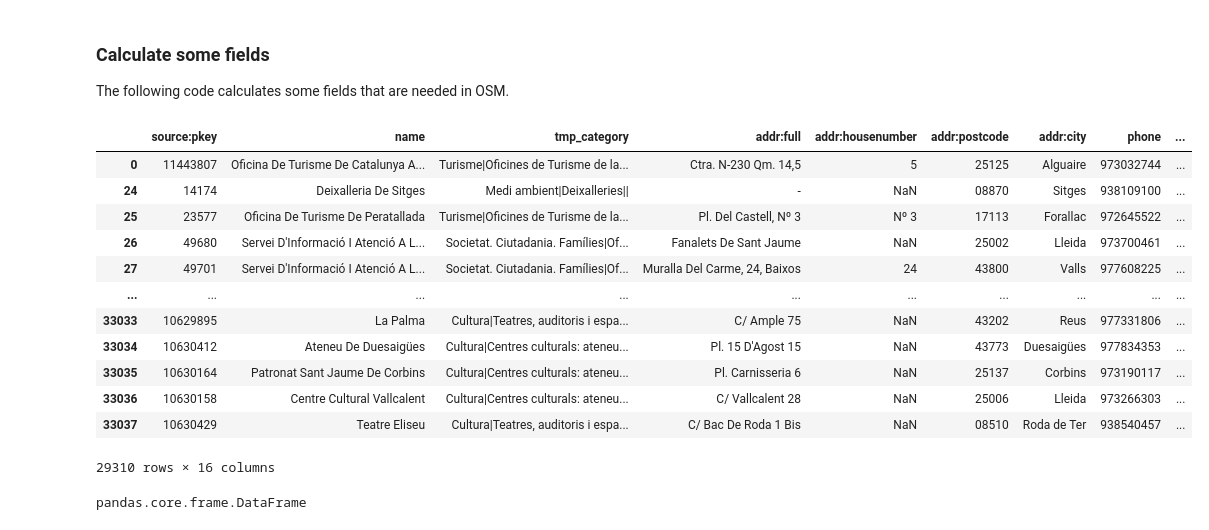
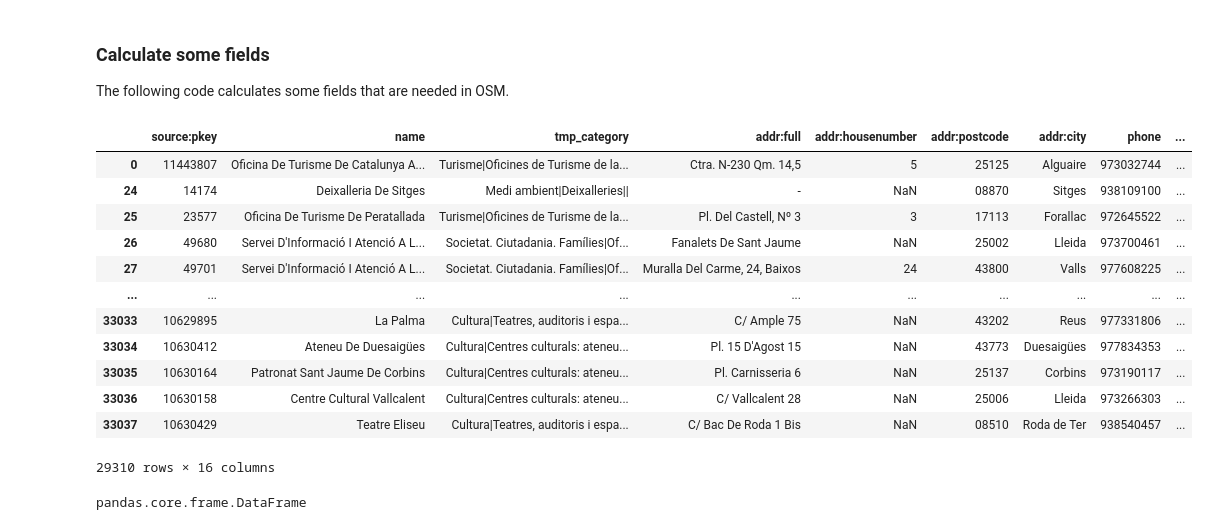
Before and after one commit to ccamara/osm_imports_preparations, a Jupyter notebook: imports/2020_03_equipaments_catalunya/equipaments_cat.ipynb, the cells around one changed output. Cells and saved outputs as stored; diff of their text form; code cells hidden in the pictures.

```diff
--- a/imports/2020_03_equipaments_catalunya/equipaments_cat.ipynb
+++ b/imports/2020_03_equipaments_catalunya/equipaments_cat.ipynb
@@ -117,34 +117,35 @@ gdf['addr:full'] = gdf['addr:full'].str.title()
 gdf['addr:street'], gdf['addr:housenumber'], gdf['addr:unit'] = gdf['addr:full'].str.split(',', 2).str
 gdf['addr:street'].replace({'C/': 'Carrer'}, inplace=True, regex=True)
 gdf['addr:street'].replace({'Ctra.': 'Carretera'}, inplace=True, regex=True)
 gdf['addr:street'].replace({'Pl.': 'Plaça'}, inplace=True, regex=True)
 gdf['addr:housenumber'] = gdf['addr:housenumber'].replace(regex = 'S/N', value = '')
+gdf['addr:housenumber'] = gdf['addr:housenumber'].replace(regex = 'Nº ', value = '')
 
 # Filter out entries without category
 gdf = gdf.dropna(subset=['tmp_category'])
 
 # Remove pharmacies, because they have already been imported
 gdf = gdf[gdf.tmp_category != 'Salut|Farmàcies||']
 
 # Create amenity column according to `CATEGORIA`
 # Health
 gdf.loc[gdf.tmp_category.str.contains("Centres d'atenció primària"), 'amenity' ] = 'clinic'
 gdf.loc[gdf.tmp_category.str.contains("Centres amb atenció continuada"), 'amenity' ] = 'clinic'
 gdf.loc[gdf.tmp_category.str.contains("Centres amb atenció continuada"), 'emergency' ] = 'yes'
 #gdf.loc[gdf.tmp_category.str.contains('Centres de salut mental'), 'amenity' ] = 'social_facility'
 #gdf.loc[gdf.tmp_category.str.contains('Centres de salut mental'), 'social_facility:for' ] = 'social_facility'
 gdf.loc[gdf.tmp_category.str.contains('Hospital'), 'amenity' ] = 'hospital'
 
 # Other
 gdf.loc[gdf.tmp_category.str.contains('Museus'), 'amenity' ] = 'museum'
 gdf.loc[gdf.tmp_category.str.contains('Teatres'), 'amenity' ] = 'theatre'
 
 gdf
 # %% [output]
 |  | source:pkey | name | tmp_category | addr:full | addr:housenumber | addr:postcode | addr:city | phone | ... |
 | 0 | 11443807 | Oficina De Turisme De Catalunya A... | Turisme|Oficines de Turisme de la... | Ctra. N-230 Qm. 14,5 | 5 | 25125 | Alguaire | 973032744 | ... |
 | 24 | 14174 | Deixalleria De Sitges | Medi ambient|Deixalleries|| | - | NaN | 08870 | Sitges | 938109100 | ... |
-| 25 | 23577 | Oficina De Turisme De Peratallada | Turisme|Oficines de Turisme de la... | Pl. Del Castell, Nº 3 | Nº 3 | 17113 | Forallac | 972645522 | ... |
+| 25 | 23577 | Oficina De Turisme De Peratallada | Turisme|Oficines de Turisme de la... | Pl. Del Castell, Nº 3 | 3 | 17113 | Forallac | 972645522 | ... |
 | 26 | 49680 | Servei D'Informació I Atenció A L... | Societat. Ciutadania. Famílies|Of... | Fanalets De Sant Jaume | NaN | 25002 | Lleida | 973700461 | ... |
 | 27 | 49701 | Servei D'Informació I Atenció A L... | Societat. Ciutadania. Famílies|Of... | Muralla Del Carme, 24, Baixos | 24 | 43800 | Valls | 977608225 | ... |
 | ... | ... | ... | ... | ... | ... | ... | ... | ... | ... |
```
